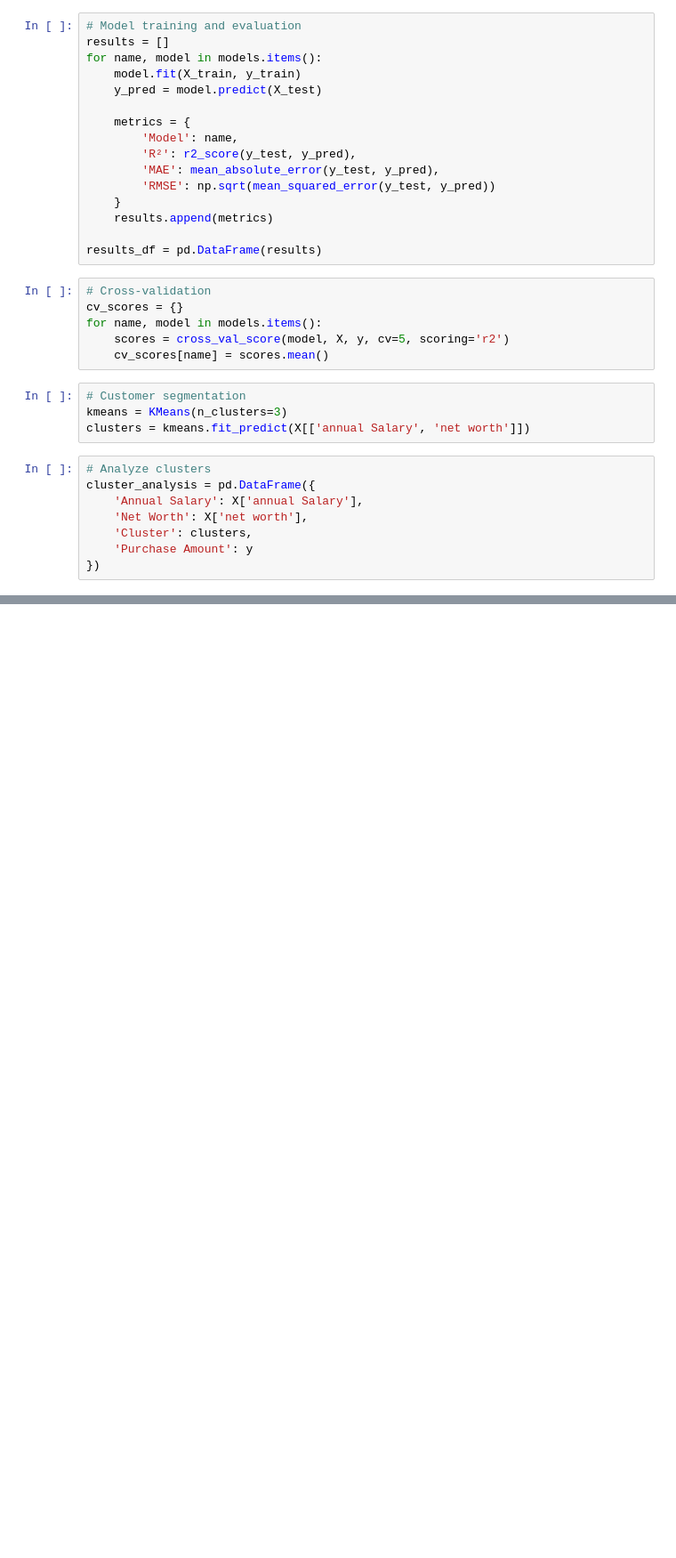
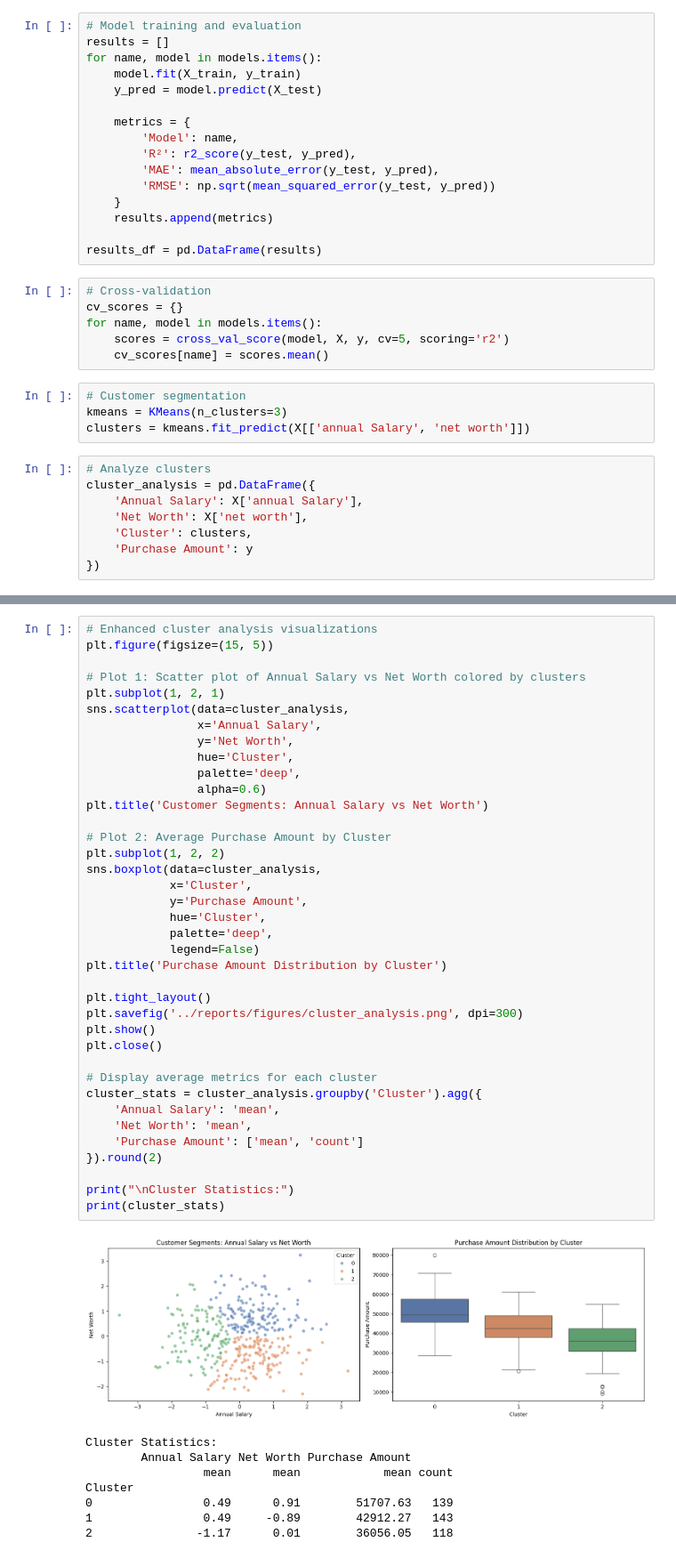
Before and after one commit to m-narayanan/sales-prediction, a Jupyter notebook: notebooks/3_model_training.ipynb, the cells around one changed output, grey strips where cells are left out. Shown: that part at 89% size. Drawn from its saved outputs; the diff is of its cells as text; blank space fills up the shorter version.

```diff
--- a/notebooks/3_model_training.ipynb
+++ b/notebooks/3_model_training.ipynb
@@ -83,0 +90,47 @@ joblib.dump(best_model, '../models/best_model.pkl')
+# %%
+# Enhanced cluster analysis visualizations
+plt.figure(figsize=(15, 5))
+
+# Plot 1: Scatter plot of Annual Salary vs Net Worth colored by clusters
+plt.subplot(1, 2, 1)
+sns.scatterplot(data=cluster_analysis,
+                x='Annual Salary',
+                y='Net Worth',
+                hue='Cluster',
+                palette='deep',
+                alpha=0.6)
+plt.title('Customer Segments: Annual Salary vs Net Worth')
+
+# Plot 2: Average Purchase Amount by Cluster
+plt.subplot(1, 2, 2)
+sns.boxplot(data=cluster_analysis,
+            x='Cluster',
+            y='Purchase Amount',
+            hue='Cluster',
+            palette='deep',
+            legend=False)
+plt.title('Purchase Amount Distribution by Cluster')
+
+plt.tight_layout()
+plt.savefig('../reports/figures/cluster_analysis.png', dpi=300)
+plt.show()
+plt.close()
+
+# Display average metrics for each cluster
+cluster_stats = cluster_analysis.groupby('Cluster').agg({
+    'Annual Salary': 'mean',
+    'Net Worth': 'mean',
+    'Purchase Amount': ['mean', 'count']
+}).round(2)
+
+print("\nCluster Statistics:")
+print(cluster_stats)
+# %% [output]
+[figure, added]
+Cluster Statistics:
+        Annual Salary Net Worth Purchase Amount
+                 mean      mean            mean count
+Cluster
+0                0.49      0.91        51707.63   139
+1                0.49     -0.89        42912.27   143
+2               -1.17      0.01        36056.05   118
```
Also changed, not shown: parts of 6 cells of this notebook, 7 other files.
